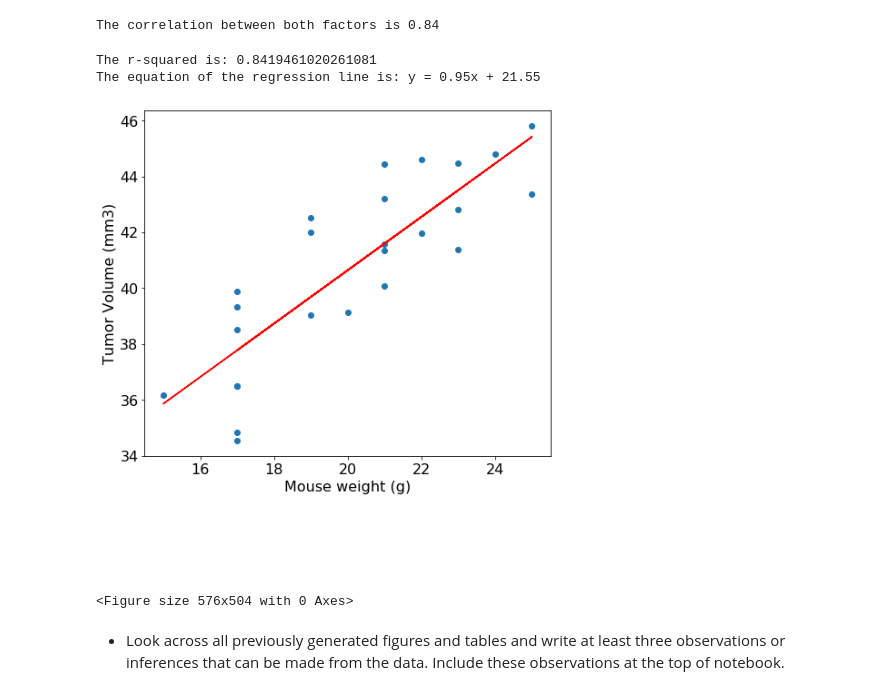
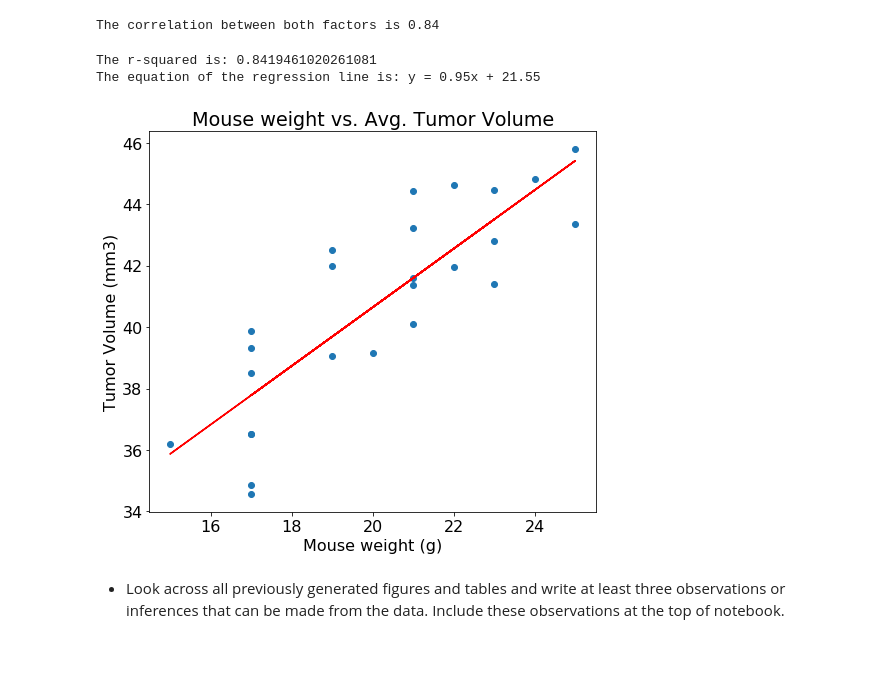
Before and after one commit to kipmadden/Pymaceuticals, a Jupyter notebook: pymaceuticals.ipynb, the cells around one changed output. Drawn from its saved outputs; the diff is of its cells as text; code cells hidden in the pictures; blank space fills up the shorter version.

```diff
--- a/pymaceuticals.ipynb
+++ b/pymaceuticals.ipynb
@@ -529,27 +537,28 @@ The correlation between both factors is 0.84
 # %%
 # Print out the r-squared value along with the plot.
 x_values = cap_mouse_id['Mouse_weight']
 y_values = cap_mouse_id['Tumor_vol_mean']
 (slope, intercept, rvalue, pvalue, stderr) = linregress(x_values, y_values)
 regress_values = x_values * slope + intercept
 #line_eq = "y = " + str(round(slope,2)) + "x + " + str(round(intercept,2))
 line_eq = f'y = {str(round(slope,2))}x + {str(round(intercept,2))}'
 plt.scatter(x_values,y_values)
 plt.plot(x_values,regress_values,"r-")
-plt.annotate(line_eq,(30,30),fontsize=15,color="black")
+#plt.annotate(line_eq,xy=(10,10),xytext=(15,15),color="black")
+plt.title("Mouse weight vs. Avg. Tumor Volume")
 plt.xlabel("Mouse weight (g)")
 plt.ylabel("Tumor Volume (mm3)")
 print(f"The r-squared is: {rvalue}")
 print(f"The equation of the regression line is: {line_eq}")
-plt.show()
 
 # Save the figure
 plt.savefig("figures/ScatterWeightTumorVolRegression.png")
+
+plt.show()
 # %% [output]
 The r-squared is: 0.8419461020261081
 The equation of the regression line is: y = 0.95x + 21.55
-[figure, old version]
+[figure, new version]
-<Figure size 576x504 with 0 Axes>
 # %% [markdown]
 
 * Look across all previously generated figures and tables and write at least three observations or inferences that can be made from the data. Include these observations at the top of notebook.
```
Also changed, not shown: parts of 9 cells of this notebook, 6 other files.
